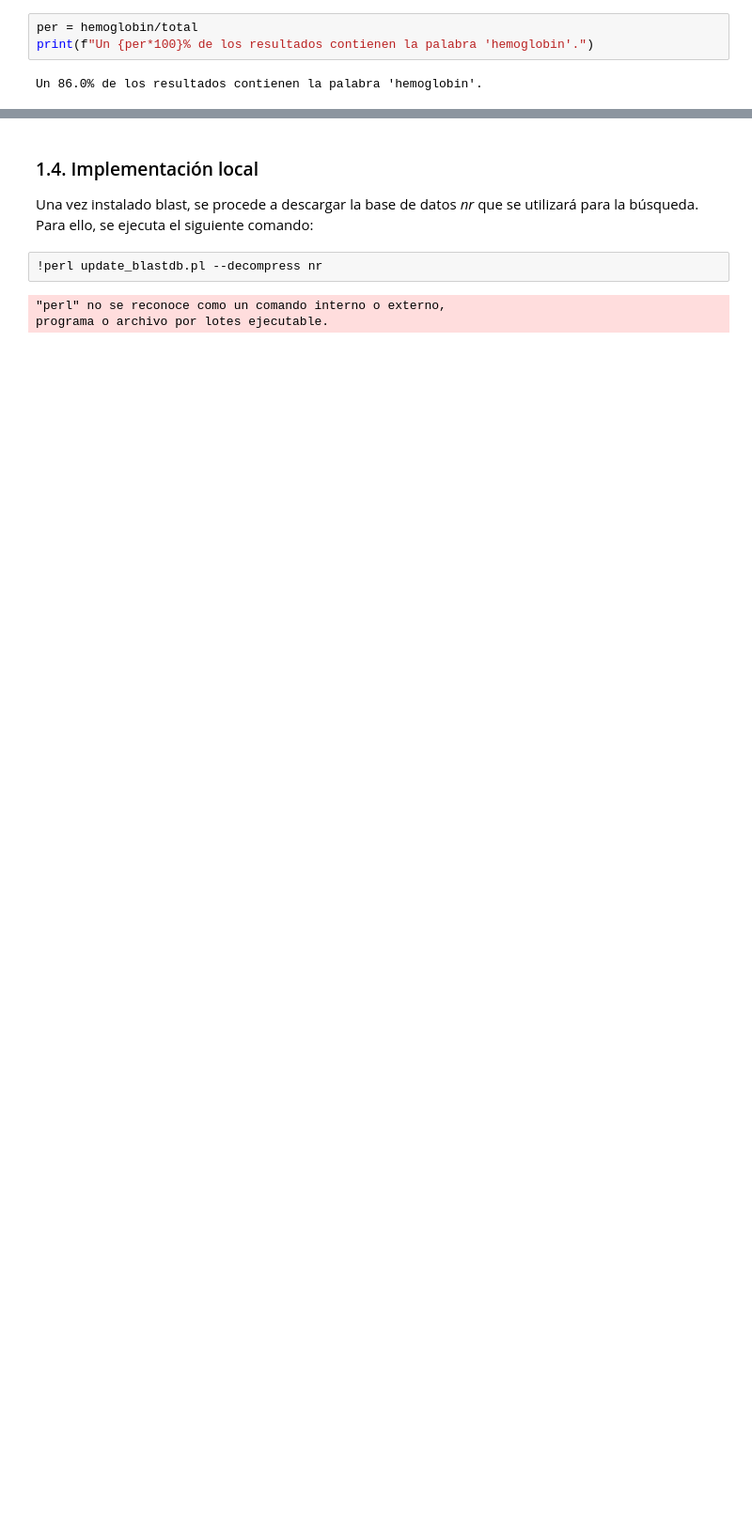
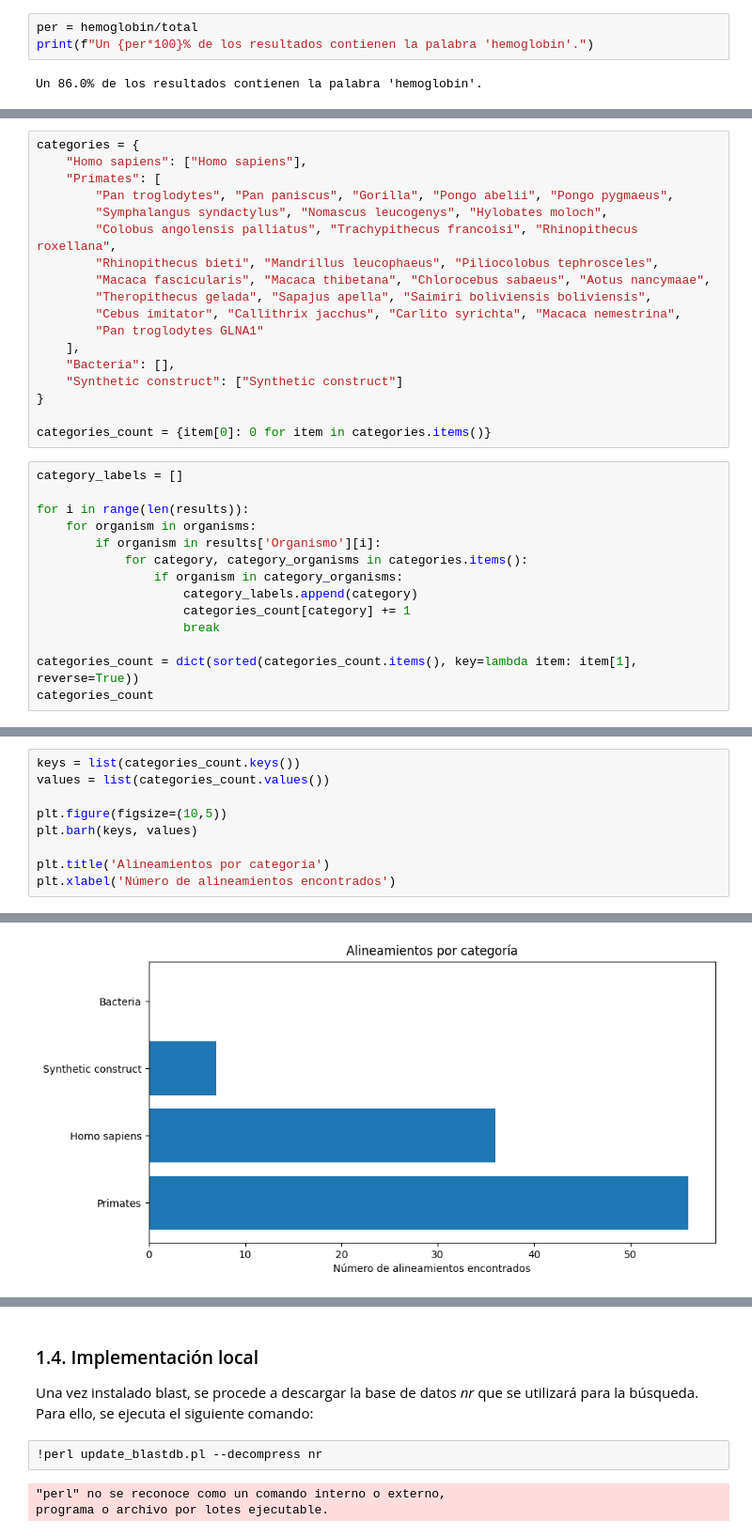
Before and after one commit to deepamino/pr3, a Jupyter notebook: Ejercicio_3.ipynb, the cells around one changed output, grey strips where cells are left out. Shown at 94% size. Drawn from its saved outputs; the diff is of its cells as text; blank space fills up the shorter version.

```diff
--- a/Ejercicio_3.ipynb
+++ b/Ejercicio_3.ipynb
@@ -195,0 +282,32 @@ Un 86.0% de los resultados contienen la palabra 'hemoglobin'.
+# %%
+categories = {
+    "Homo sapiens": ["Homo sapiens"],
+    "Primates": [
+        "Pan troglodytes", "Pan paniscus", "Gorilla", "Pongo abelii", "Pongo pygmaeus",
+        "Symphalangus syndactylus", "Nomascus leucogenys", "Hylobates moloch",
+        "Colobus angolensis palliatus", "Trachypithecus francoisi", "Rhinopithecus roxellana",
+        "Rhinopithecus bieti", "Mandrillus leucophaeus", "Piliocolobus tephrosceles",
+        "Macaca fascicularis", "Macaca thibetana", "Chlorocebus sabaeus", "Aotus nancymaae",
+        "Theropithecus gelada", "Sapajus apella", "Saimiri boliviensis boliviensis",
+        "Cebus imitator", "Callithrix jacchus", "Carlito syrichta", "Macaca nemestrina",
+        "Pan troglodytes GLNA1"
+    ],
+    "Bacteria": [],
+    "Synthetic construct": ["Synthetic construct"]
+}
+
+categories_count = {item[0]: 0 for item in categories.items()}
+# %%
+category_labels = []
+
+for i in range(len(results)):
+    for organism in organisms:
+        if organism in results['Organismo'][i]:
+            for category, category_organisms in categories.items():
+                if organism in category_organisms:
+                    category_labels.append(category)
+                    categories_count[category] += 1
+                    break
+
+categories_count = dict(sorted(categories_count.items(), key=lambda item: item[1], reverse=True))
+categories_count
@@ -195,0 +316,10 @@ Un 86.0% de los resultados contienen la palabra 'hemoglobin'.
+# %%
+keys = list(categories_count.keys())
+values = list(categories_count.values())
+
+plt.figure(figsize=(10,5))
+plt.barh(keys, values)
+
+plt.title('Alineamientos por categoría')
+plt.xlabel('Número de alineamientos encontrados')
+# %% [output]
@@ -195,0 +327 @@ Un 86.0% de los resultados contienen la palabra 'hemoglobin'.
+[figure, added]
```
Also changed, not shown: parts of 20 cells of this notebook.
